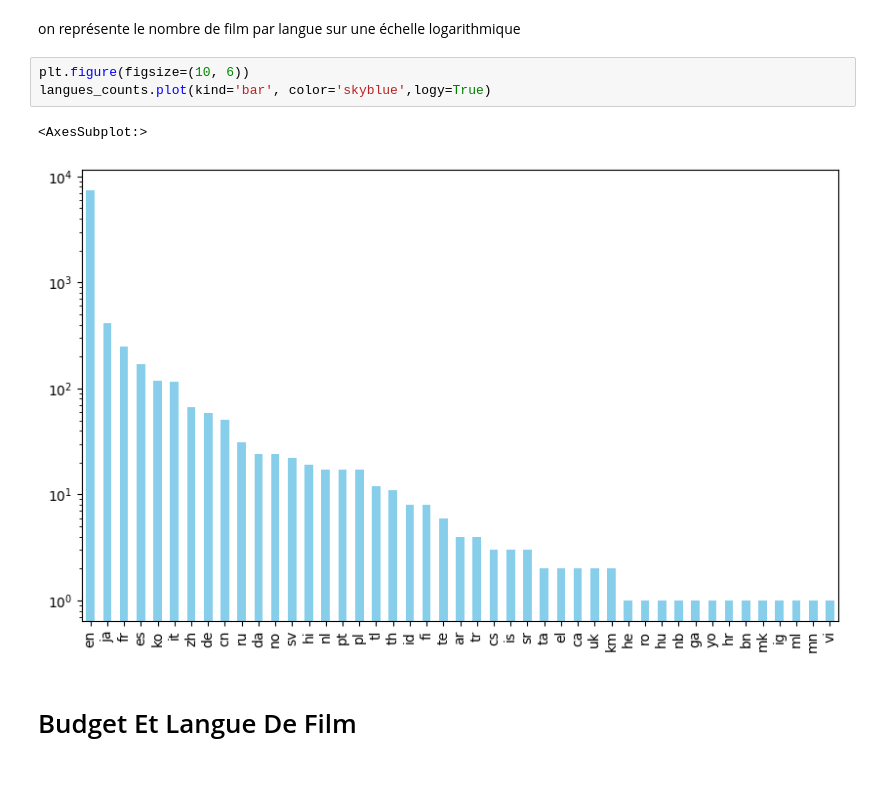
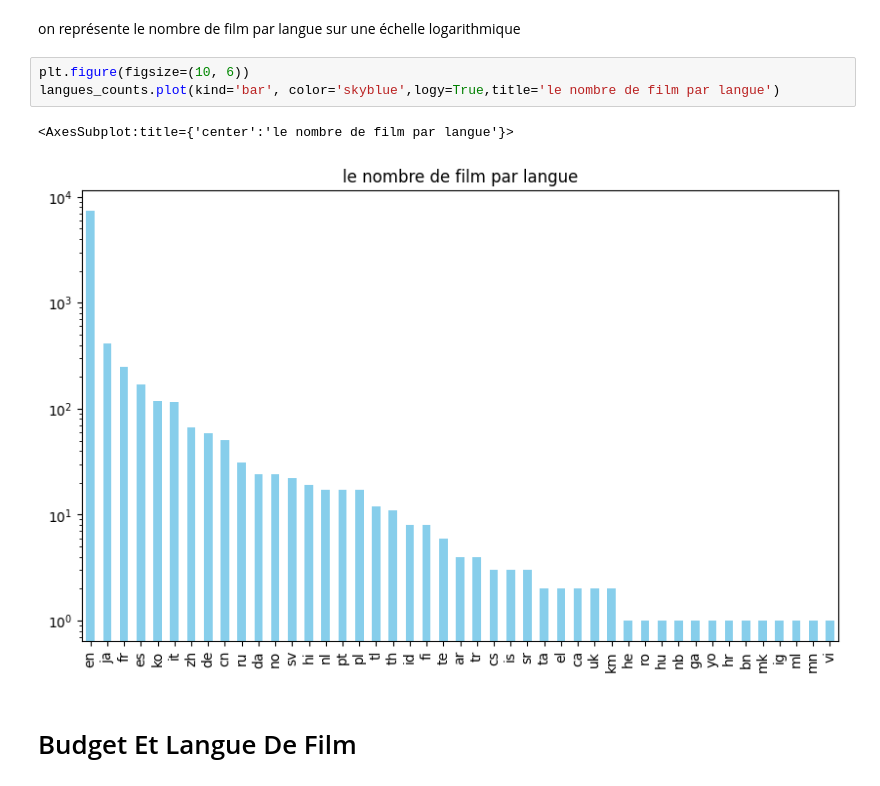
Before and after one commit to yassprogramme/Python_ENSAE_2A_app, a Jupyter notebook: Notebook.ipynb, the cells around one changed output. Cells and saved outputs as stored; diff of their text form.

```diff
--- a/Notebook.ipynb
+++ b/Notebook.ipynb
@@ -421,10 +421,10 @@ Name: original_language, dtype: int64
 on représente le nombre de film par langue sur une échelle logarithmique
 # %%
 plt.figure(figsize=(10, 6))
-langues_counts.plot(kind='bar', color='skyblue',logy=True)
+langues_counts.plot(kind='bar', color='skyblue',logy=True,title='le nombre de film par langue')
 # %% [output]
-<AxesSubplot:>
+<AxesSubplot:title={'center':'le nombre de film par langue'}>
-[figure, old version]
+[figure, new version]
 # %% [markdown]
 # Budget Et Langue De Film
 # %%
```
Also changed, not shown: parts of 4 cells of this notebook.
